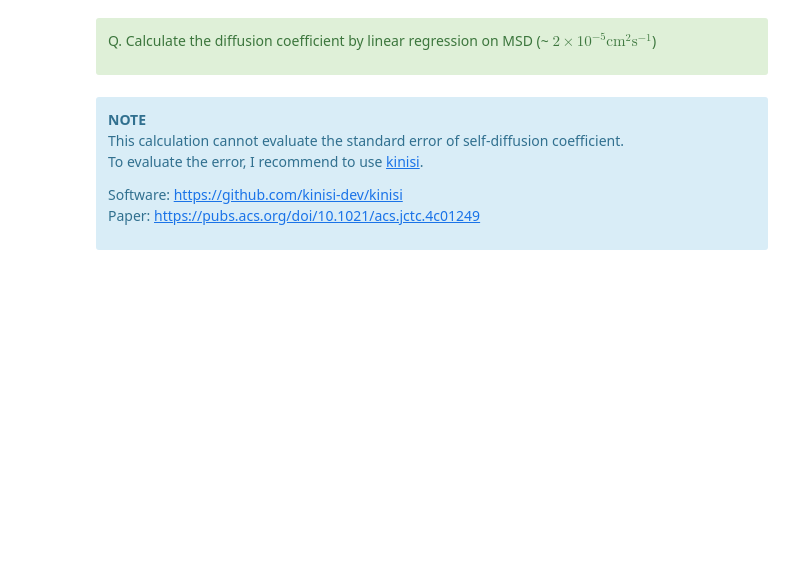
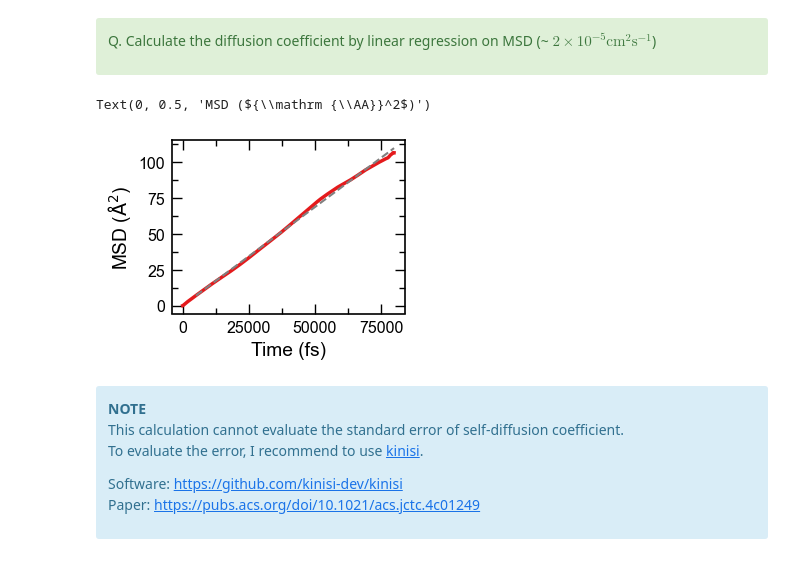
Before and after one commit to srak-uf/Molecular_simulation_tutorial, a Jupyter notebook: docs/source/03_ase/03_MD_analysis/03_md_analysis.ipynb, the cells around one changed output. Cells and saved outputs as stored; diff of their text form; code cells hidden in the pictures; blank space fills up the shorter version.

```diff
--- a/docs/source/03_ase/03_MD_analysis/03_md_analysis.ipynb
+++ b/docs/source/03_ase/03_MD_analysis/03_md_analysis.ipynb
@@ -523,15 +627,18 @@ Q. Calculate the diffusion coefficient by linear regression on MSD (~ $2 \times
 # %%
 # Get slope
 slope, intercept = np.polyfit(t[100:], msd_3d[100:], 1)
 
 plt.rcParams.update(params)
 fig, ax = plt.subplots()
 ax.xaxis.set_minor_locator(ticker.AutoMinorLocator(2))
 ax.yaxis.set_minor_locator(ticker.AutoMinorLocator(2))
 ax.plot(t, msd_3d, linewidth=2.5)
 ax.plot(t[100:], slope*t[100:] + intercept, linestyle="--", color="gray")
 ax.set_xlabel("Time (fs)")
-ax.set_ylabel("MSD (${\mathrm {\AA}}^2$)")
+ax.set_ylabel(r"MSD (${\mathrm {\AA}}^2$)")
+# %% [output]
+Text(0, 0.5, 'MSD (${\\mathrm {\\AA}}^2$)')
+[figure, added]
 # %% [markdown]
 <div class="alert alert-block alert-info">
 <b>NOTE</b>
```
Also changed, not shown: parts of 16 cells of this notebook, 1 other file.
